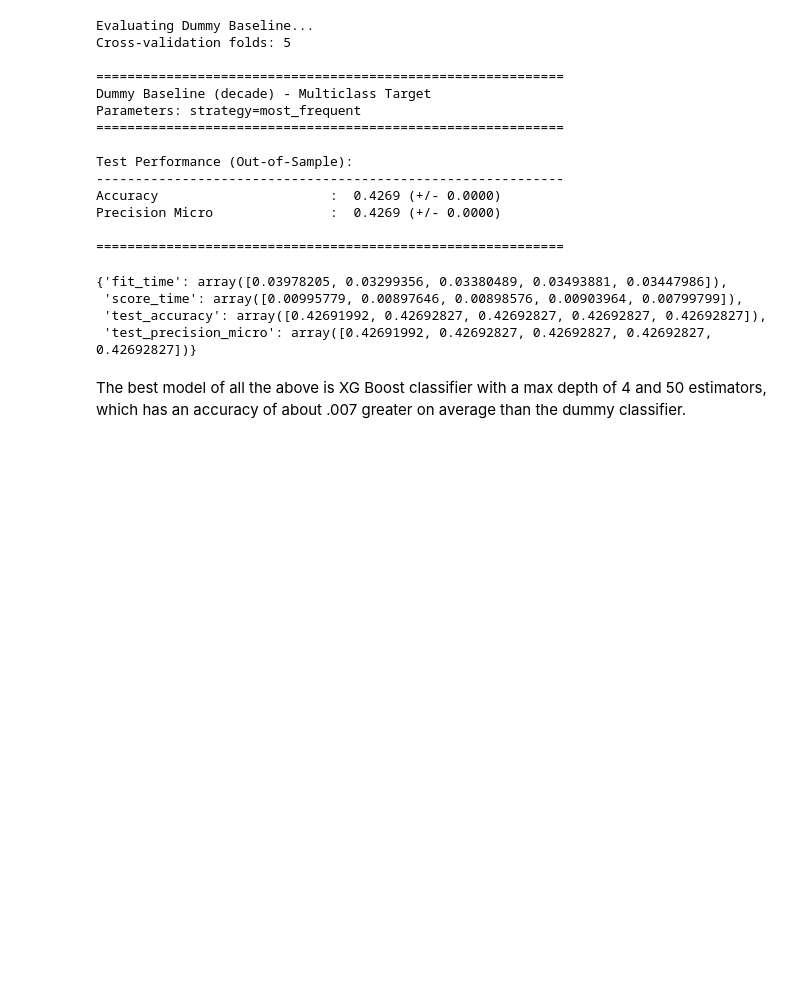
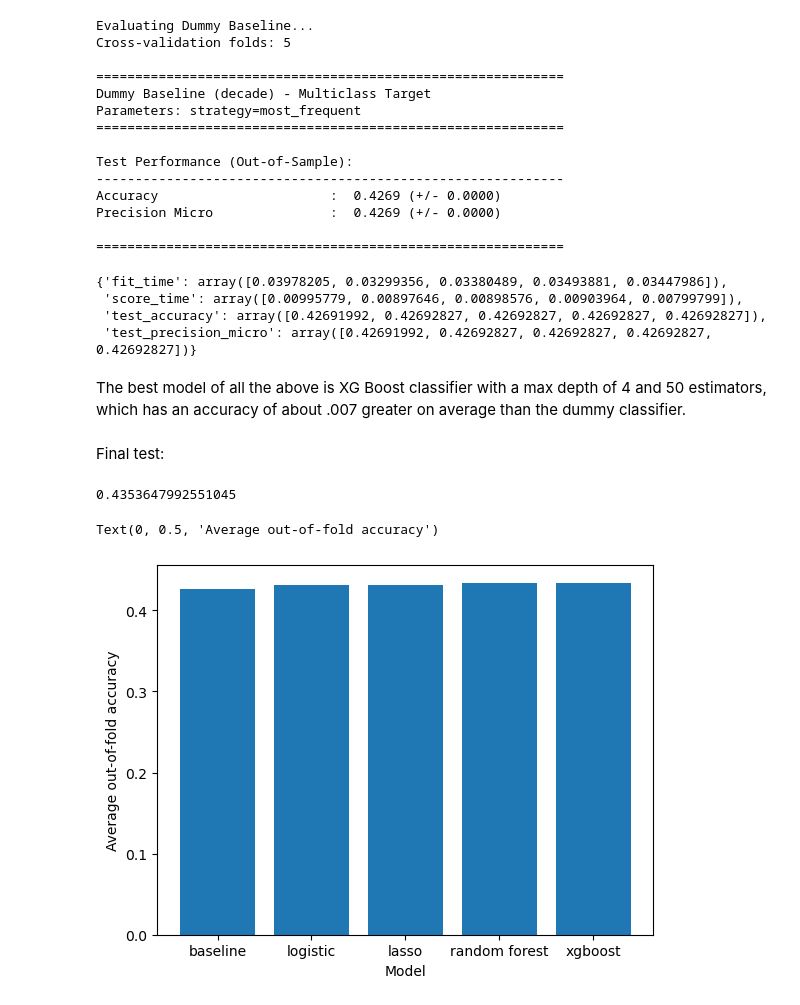
Before and after one commit to Erdos-Projects/fall-2025-harmonic-features-for-song-recommendations, a Jupyter notebook: modeling/model_decade.ipynb, the cells around one changed output. Cells and saved outputs as stored; diff of their text form; code cells hidden in the pictures; blank space fills up the shorter version.

Commit message:
updated final model with test set accuracy

```diff
--- a/modeling/model_decade.ipynb
+++ b/modeling/model_decade.ipynb
@@ -237,3 +237,5 @@ Precision Micro               :  0.4269 (+/- 0.0000)
  'test_precision_micro': array([0.42691992, 0.42692827, 0.42692827, 0.42692827, 0.42692827])}
 # %% [markdown]
 The best model of all the above is XG Boost classifier with a max depth of 4 and 50 estimators, which has an accuracy of about .007 greater on average than the dummy classifier.
+# %% [markdown]
+Final test:
@@ -239,0 +244,14 @@ The best model of all the above is XG Boost classifier with a max depth of 4 and
+# %%
+from sklearn.metrics import accuracy_score
+accuracy_score(le.fit_transform(test_df['decade']),grid_boost_decade.predict(test_df[decade_7_vars]))
+# %% [output]
+0.4353647992551045
+# %%
+models=['baseline','logistic','lasso', 'random forest', 'xgboost']
+values=[.4269,.43093,.43104,.43401,.43414]
+plt.bar(models,values)
+plt.xlabel('Model')
+plt.ylabel('Average out-of-fold accuracy')
+# %% [output]
+Text(0, 0.5, 'Average out-of-fold accuracy')
+[figure, added]
```
Also changed, not shown: parts of 2 cells of this notebook, 2 other files.
